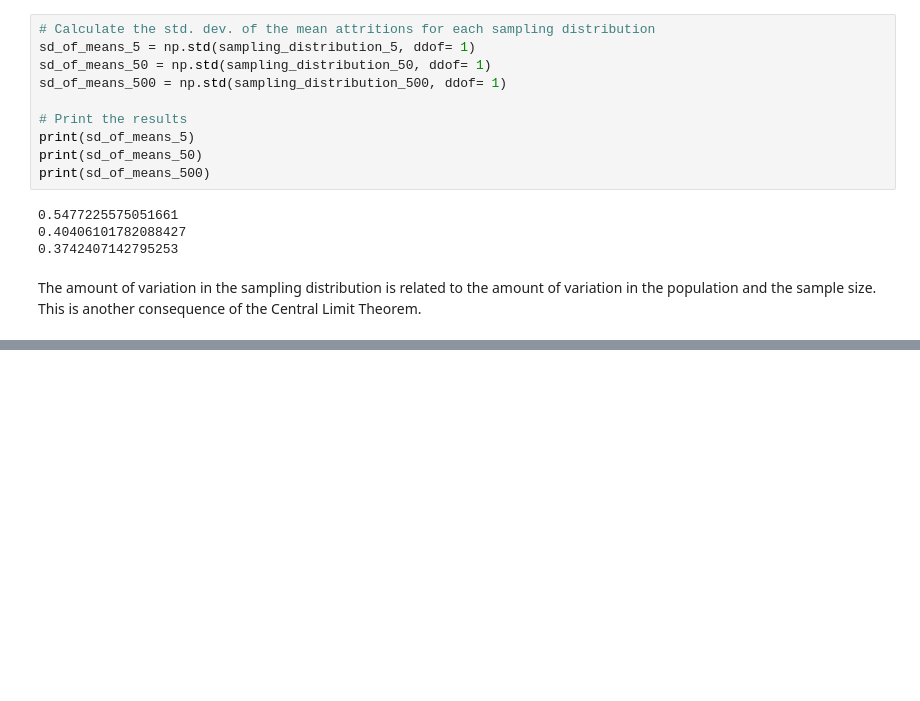
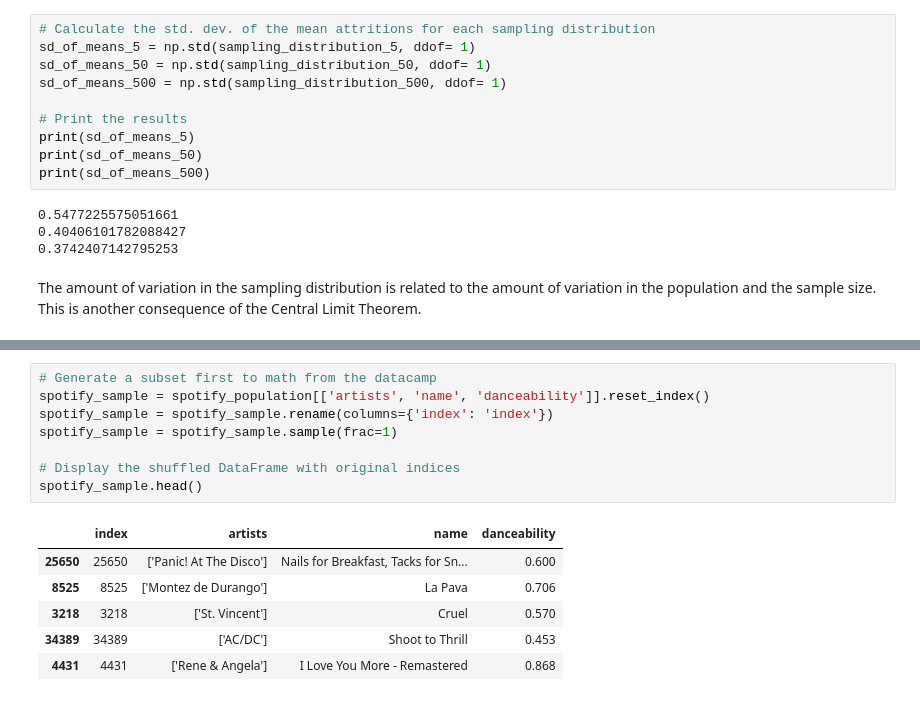
Before and after one commit to Gergerr/portofolio, a Jupyter notebook: Documents/Code/AIML/Portofolio/1. Sampling in Python/main.ipynb, the cells around one changed output, grey strips where cells are left out. Drawn from its saved outputs; the diff is of its cells as text; blank space fills up the shorter version.

```diff
--- a/Documents/Code/AIML/Portofolio/1. Sampling in Python/main.ipynb
+++ b/Documents/Code/AIML/Portofolio/1. Sampling in Python/main.ipynb
@@ -568,0 +610,15 @@ The amount of variation in the sampling distribution is related to the amount of
+# %%
+# Generate a subset first to math from the datacamp
+spotify_sample = spotify_population[['artists', 'name', 'danceability']].reset_index()
+spotify_sample = spotify_sample.rename(columns={'index': 'index'})
+spotify_sample = spotify_sample.sample(frac=1)
+
+# Display the shuffled DataFrame with original indices
+spotify_sample.head()
+# %% [output]
+|  | index | artists | name | danceability |
+| 25650 | 25650 | ['Panic! At The Disco'] | Nails for Breakfast, Tacks for Sn... | 0.600 |
+| 8525 | 8525 | ['Montez de Durango'] | La Pava | 0.706 |
+| 3218 | 3218 | ['St. Vincent'] | Cruel | 0.570 |
+| 34389 | 34389 | ['AC/DC'] | Shoot to Thrill | 0.453 |
+| 4431 | 4431 | ['Rene & Angela'] | I Love You More - Remastered | 0.868 |
```
Also changed, not shown: parts of 28 cells of this notebook.
